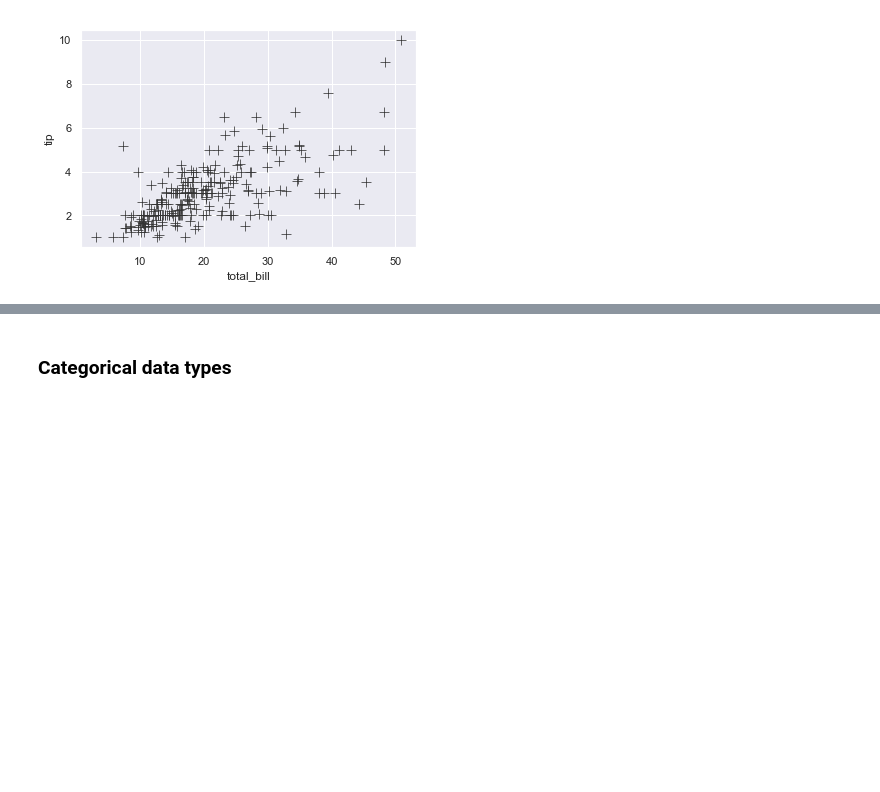
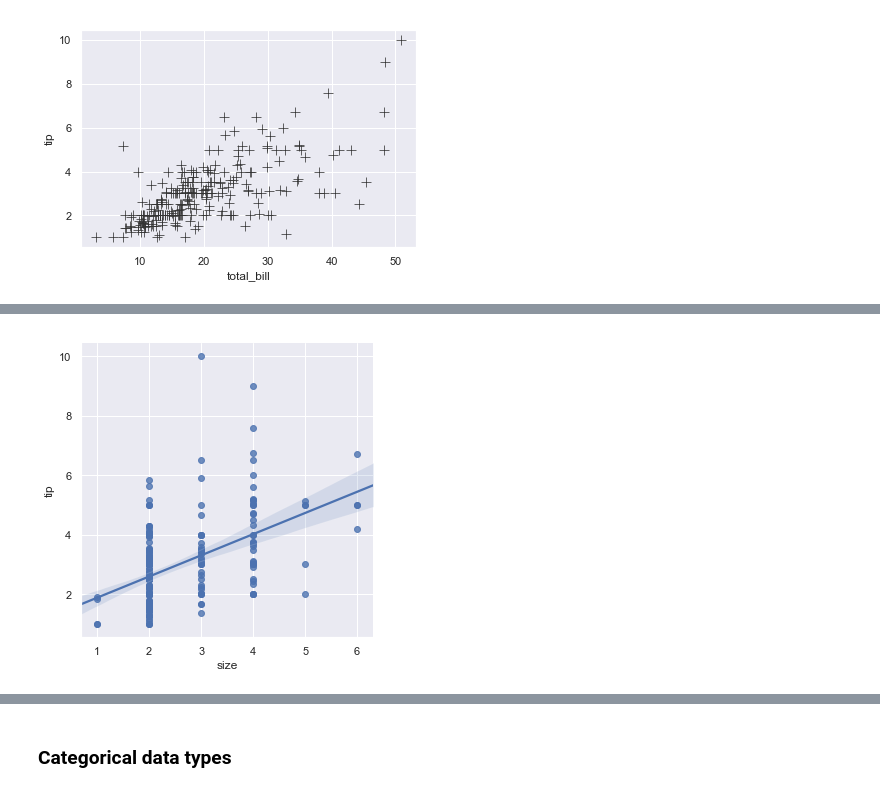
Before and after one commit to zaraquail/Tips-data-set-Fundamentals-of-Data-Analysis-Assessment-2019, a Jupyter notebook: Tips data set assignment.ipynb, the cells around one changed output, grey strips where cells are left out. Cells and saved outputs as stored; diff of their text form; code cells hidden in the pictures; blank space fills up the shorter version.

```diff
--- a/Tips data set assignment.ipynb
+++ b/Tips data set assignment.ipynb
@@ -247,0 +270,6 @@ lamdai(yi-mxi-c)2
+# %%
+# Fitting a linear regression when one of the data ste variables takes discrete value.[5]
+
+sns.lmplot(x="size", y="tip", data=tips);
+# %% [output]
+[figure, added]
```
Also changed, not shown: parts of 9 cells of this notebook.
